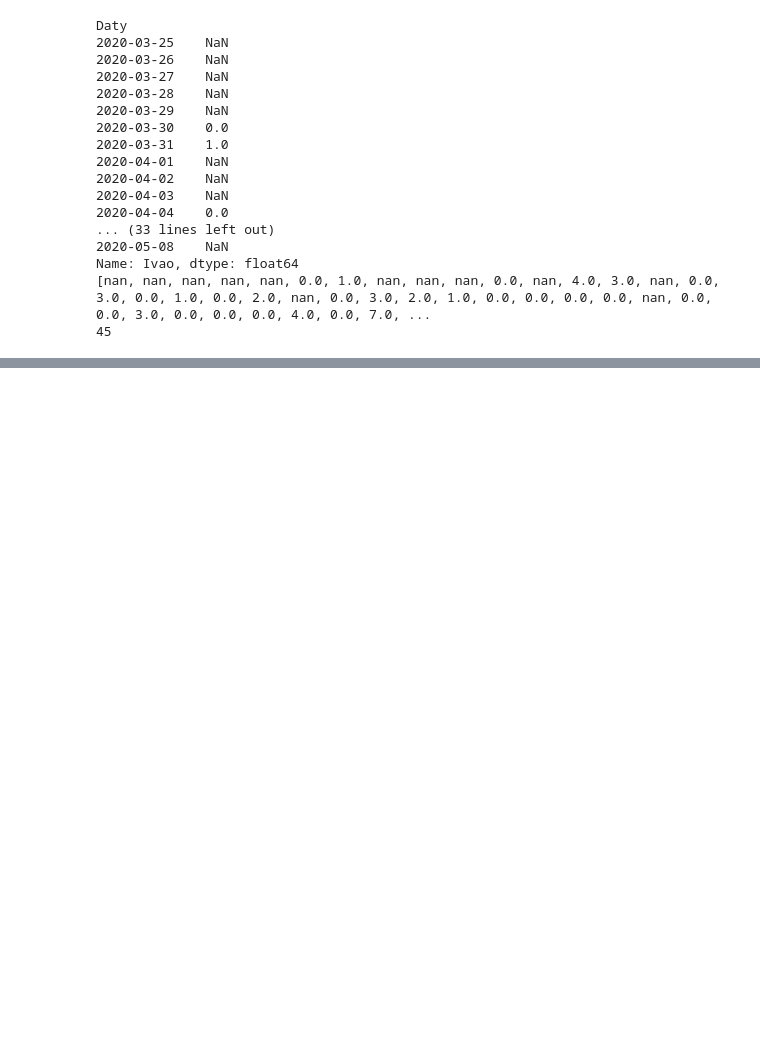
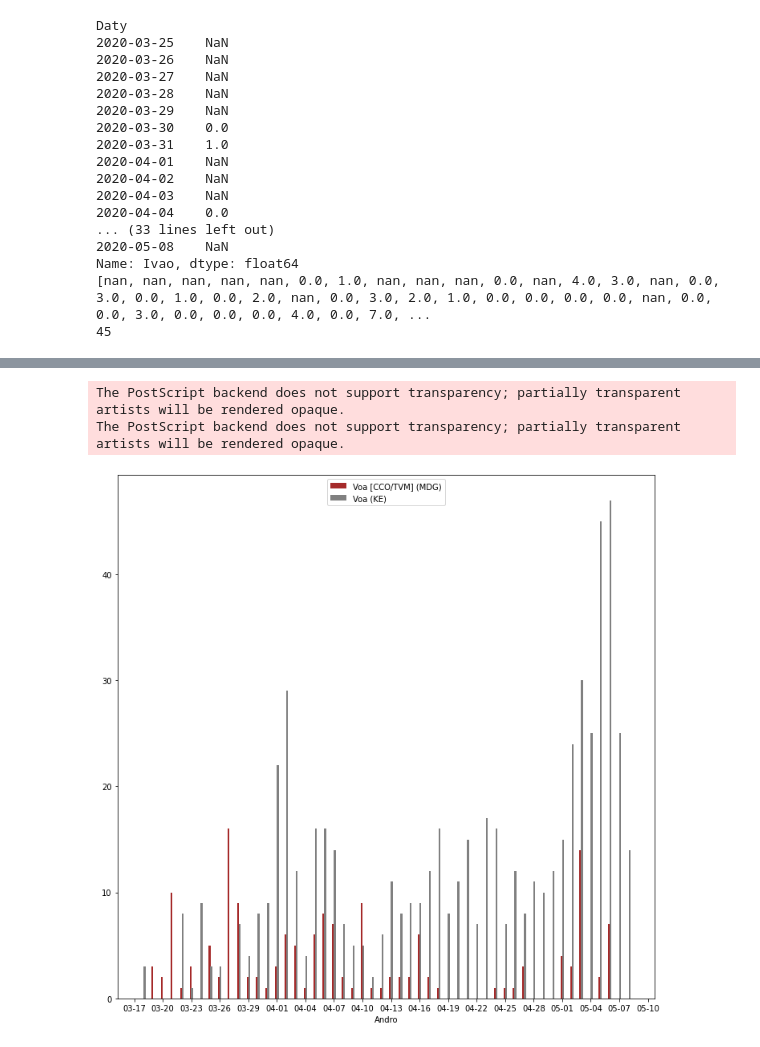
Before and after one commit to herysedra/covid19-mankaiza-clone, a Jupyter notebook: stats/Fampita_mdg_ke.ipynb, the cells around one changed output, grey strips where cells are left out. Saved outputs shown, nothing was run; the diff lists cells and outputs as text; code cells hidden in the pictures; blank space fills up the shorter version.

```diff
--- a/stats/Fampita_mdg_ke.ipynb
+++ b/stats/Fampita_mdg_ke.ipynb
@@ -297,0 +351,27 @@ plt.show()
+# %%
+ketilyvoam = ketilyvoa.loc['2020-03-18':'2020-05-08']
+tilyvoam = tilyvoamdg.loc['2020-03-18':'2020-05-08']
+
+fig, ax = plt.subplots(figsize=(12, 12))
+
+frtm = np.ones(len(tilyvoam.index))*datetime.timedelta(hours=2)
+
+ax.bar(tilyvoam.index - frtm, tilyvoam['Voatomb'], width = 0.2, color= 'brown', label = 'Voa [CCO/TVM] (MDG)')
+
+ax.bar(ketilyvoam.index + frtm, ketilyvoam['Ivao'], width= 0.2, color = 'grey', label = 'Voa (KE)')
+
+ax.set(xlabel ='Andro')
+
+date_form = DateFormatter("%m-%d")
+ax.xaxis.set_major_formatter(date_form)
+
+ax.xaxis.set_major_locator(mdates.DayLocator(interval=3))
+ax.legend(loc= 'best')
+
+plt.savefig(path_to_save+'mdgkevoatomb.eps')
+
+plt.show()
+# %% [output]
+The PostScript backend does not support transparency; partially transparent artists will be rendered opaque.
+The PostScript backend does not support transparency; partially transparent artists will be rendered opaque.
+[figure, added]
```
Also changed, not shown: parts of 17 cells of this notebook.
